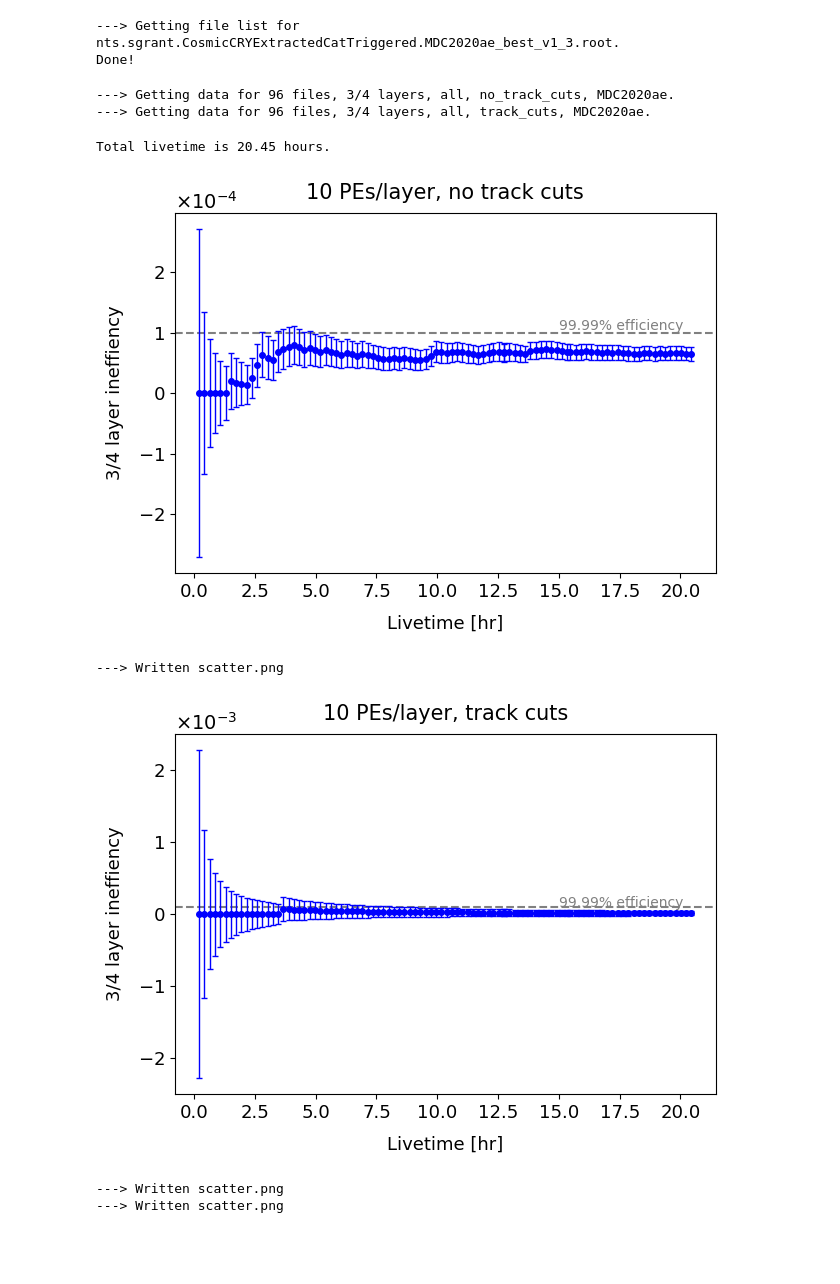
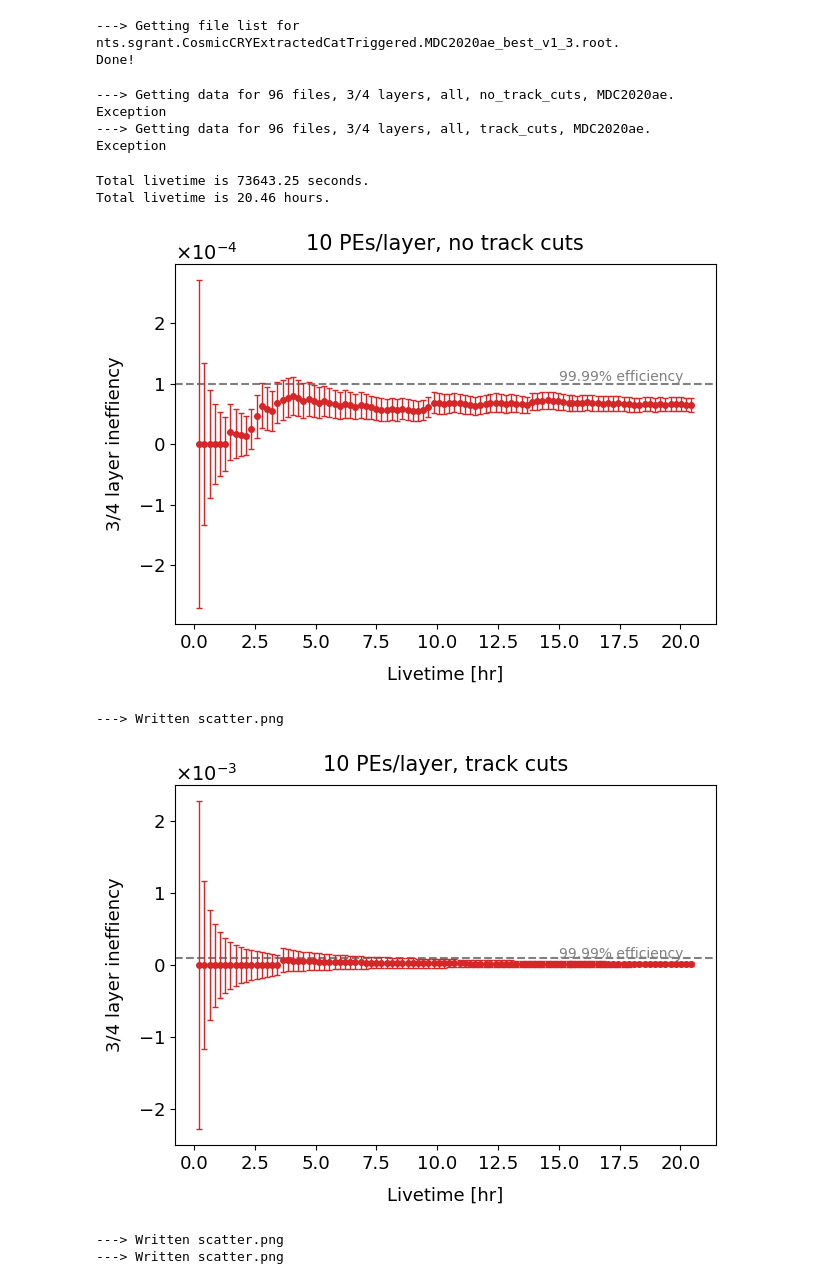
Before and after one commit to sam-grant/CRVSim, a Jupyter notebook: Analyses/Jupyter/LiveTime.ipynb, the cells around one changed output. Saved outputs shown, nothing was run; the diff lists cells and outputs as text; code cells hidden in the pictures; blank space fills up the shorter version.

Commit message:
One file missing and live time discrepancy.

```diff
--- a/Analyses/Jupyter/LiveTime.ipynb
+++ b/Analyses/Jupyter/LiveTime.ipynb
@@ -44,9 +44,19 @@ def GetData(tags_, PEs=10, layers=3, particle="all", cut="no_track_cuts", datase
 
         # Read live time file
         liveTimeFile = f"../Txt/{dataset}/LiveTime/mcs.mu2e.CosmicCRYExtractedCatTriggered.MDC2020ae_best_v1_3.{tag}.livetime" #  for tag in tags_]
-        liveTimeData_ = pd.read_csv(liveTimeFile)
+        # print(liveTimeFile)
+        # # liveTimeData_ = pd.DataFrame(columns=["livetime"])
+        try:
+            liveTimeData_ = pd.read_csv(liveTimeFile)
+            # Check if the DataFrame is empty
+            if liveTimeData_.empty:
+                continue
+        except:
+            print("Exception")
+                # raise ValueError("The file is empty.")
+        # print(liveTimeData_)
         # Get total live time
-        liveTime = np.sum(liveTimeData_["livetime [s]"])
+        liveTime = np.sum(liveTimeData_.iloc[:, 0])
 
         # Get inefficiency
         total = ineffData_[ineffData_["Tag"] == tag]["Total"].values[0]
@@ -84,7 +90,9 @@ data_track_cuts_ = GetData(tags_, PEs=PEs, layers=layers, particle=particle, cut
 # print(data_no_track_cuts_)
 # %% [output]
 ---> Getting data for 96 files, 3/4 layers, all, no_track_cuts, MDC2020ae.
+Exception
 ---> Getting data for 96 files, 3/4 layers, all, track_cuts, MDC2020ae.
+Exception
 # %%
 def PlotGraphErrors(x, y, xerr=[], yerr=[], title=None, xlabel=None, ylabel=None, colour="blue", fout="scatter.png", NDPI=300):
 
@@ -177,9 +185,15 @@ def PlotGraphOverlay(graphs_, title=None, xlabel=None, ylabel=None, xmin=0, xmax
 
     return
 # %%
-print(f"Total livetime is {data_["running_livetime"][-1:].values[0]/3600:.2f} hours.")
+print(f"Total livetime is {data_no_track_cuts_["running_livetime"][-1:].values[0]:.2f} seconds.")
+print(f"Total livetime is {data_no_track_cuts_["running_livetime"][-1:].values[0]/3600:.2f} hours.")
+
+# This is the result from the other script...
+# How am I getting it wrong??? One of the files is missing as well.
+# 45884.2 sec
 # %% [output]
-Total livetime is 20.45 hours.
+Total livetime is 73643.25 seconds.
+Total livetime is 20.46 hours.
 # %%
 # from statsmodels.stats.proportion import proportion_confint
 
@@ -237,52 +251,55 @@ def WilsonUncertainty(data_, conservative=True):
 #                 , yerr=PoissonUncertainty(data_)
 #                 , xlabel="Livetime [hr]", ylabel=f"{layer}/4 layer ineffiency")
 
+
+# cut="no_track_cuts"
+
 PlotGraphErrors(x=(data_no_track_cuts_["running_livetime"]/3600)
                 , y=(data_no_track_cuts_["running_failures"]/data_no_track_cuts_["running_total"])
                 # , yerr=np.sqrt(data_["running_failures"]) / (data_["running_total"]) # Poisson
                 , yerr=WilsonUncertainty(data_no_track_cuts_, conservative=True)
                 , colour=ut.colours[1]
                 , xlabel="Livetime [hr]"
-                , ylabel=f"{layer}/4 layer ineffiency"
+                , ylabel=f"{layers}/4 layer ineffiency"
                 , title=f"{PEs} PEs/layer, no track cuts")
 
 PlotGraphErrors(x=(data_track_cuts_["running_livetime"]/3600)
                 , y=(data_track_cuts_["running_failures"]/data_track_cuts_["running_total"])
                 # , yerr=np.sqrt(data_["running_failures"]) / (data_["running_total"]) # Poisson
                 , yerr=WilsonUncertainty(data_track_cuts_, conservative=True)
-                , colour=ut.colours[2]
+                , colour=ut.colours[1]
                 , xlabel="Livetime [hr]"
-                , ylabel=f"{layer}/4 layer ineffiency"
+                , ylabel=f"{layers}/4 layer ineffiency"
                 , title=f"{PEs} PEs/layer, track cuts")
 
 graphs_ = { "No track cuts" :
            { "x" : data_no_track_cuts_["running_livetime"]/3600
             , "xerr" : [0]*len(data_no_track_cuts_["running_livetime"])
             , "y" : data_no_track_cuts_["running_failures"]/data_no_track_cuts_["running_total"]
             , "yerr" : WilsonUncertainty(data_no_track_cuts_, conservative=True) }
            , "Track cuts" :
            { "x" : data_track_cuts_["running_livetime"]/3600
             , "xerr" : [0]*len(data_track_cuts_["running_livetime"])
             , "y" : data_track_cuts_["running_failures"]/data_track_cuts_["running_total"]
             , "yerr" : WilsonUncertainty(data_track_cuts_, conservative=True) }
           }
 
 
 
 PlotGraphOverlay(graphs_
                 , xlabel="Livetime [hr]"
-                , ylabel=f"{layer}/4 layer ineffiency"
+                , ylabel=f"{layers}/4 layer ineffiency"
                 , title=f"{PEs} PEs/layer, track cuts"
                 , effLine=True)
 # PlotGraphErrors(x=(data_["running_livetime"]/3600)
 #                 , y=(data_["running_failures"]/data_["running_total"])
 #                 # , yerr=np.sqrt(data_["running_failures"]) / (data_["running_total"]) # Poisson
 #                 , yerr=WilsonUncertainty(data_, conservative=False)
 #                 , xlabel="Livetime [hr]", ylabel=f"{layer}/4 layer ineffiency")
 # %% [output]
-[figure, old version]
+[figure, new version]
 ---> Written scatter.png
-[figure, old version]
+[figure, new version]
 ---> Written scatter.png
 ---> Written scatter.png
 [figure]
```
Also changed, not shown: parts of 1 cell of this notebook.
